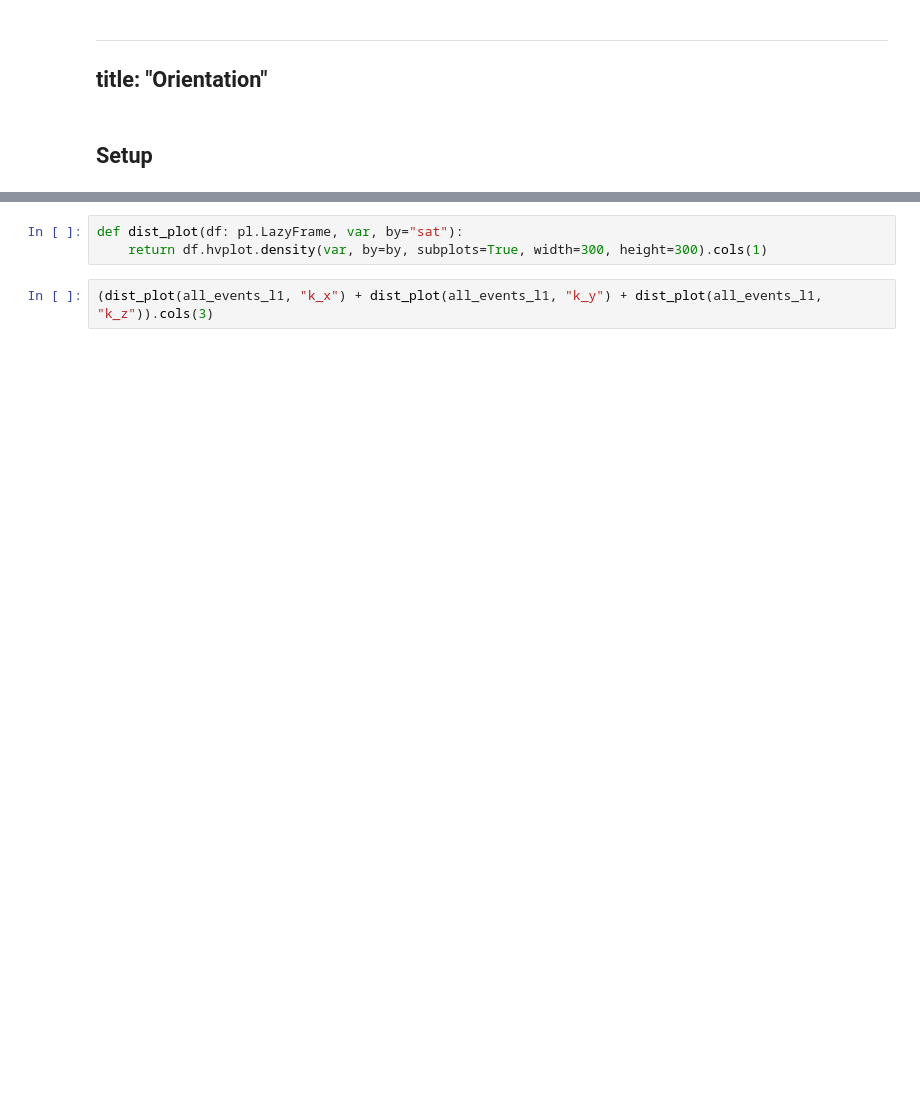
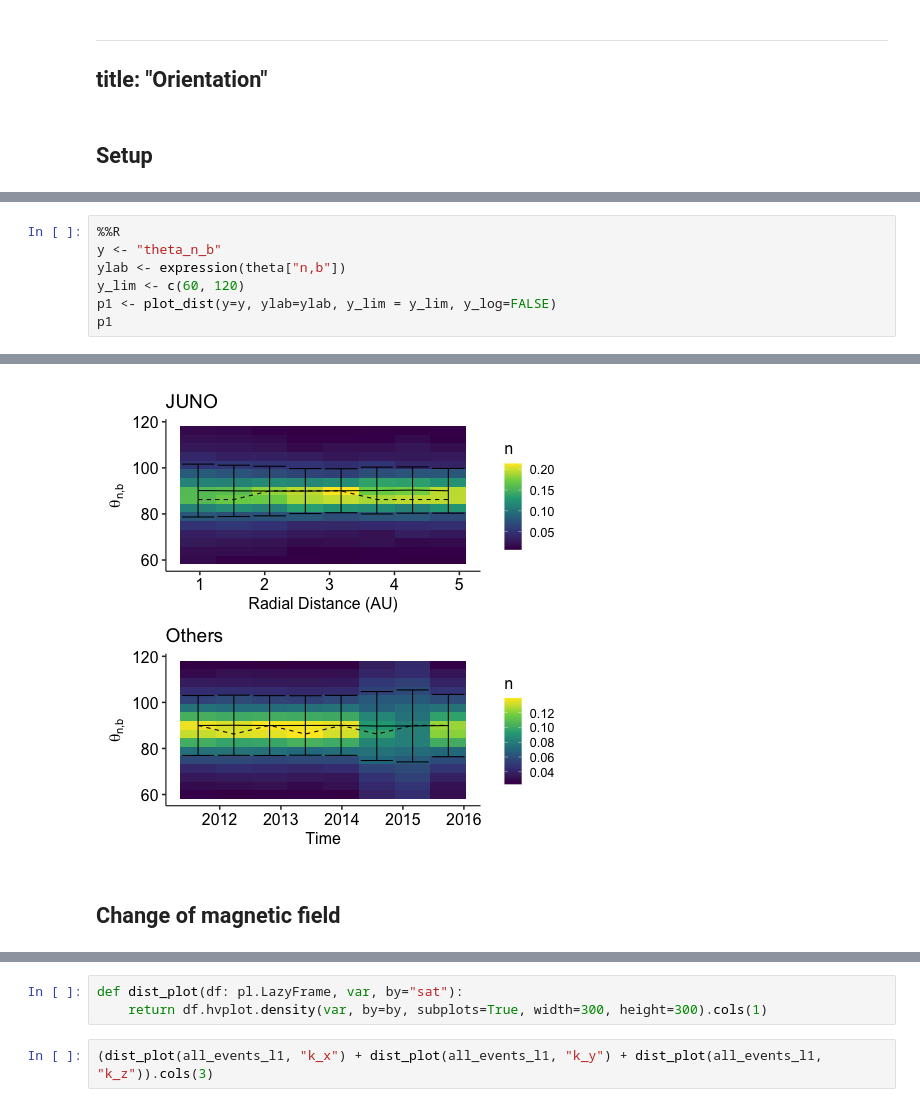
Before and after one commit to Beforerr/discontinuitypy, a Jupyter notebook: notebooks/analysis/02_orientation.ipynb, the cells around one changed output, grey strips where cells are left out. Drawn from its saved outputs; the diff is of its cells as text; blank space fills up the shorter version.

```diff
--- a/notebooks/analysis/02_orientation.ipynb
+++ b/notebooks/analysis/02_orientation.ipynb
@@ -64,0 +99,8 @@ all_events_l2 = all_events_l1.pipe(process_events_l2)
+# %%
+%%R
+y <- "theta_n_b"
+ylab <- expression(theta["n,b"])
+y_lim <- c(60, 120)
+p1 <- plot_dist(y=y, ylab=ylab, y_lim = y_lim, y_log=FALSE)
+p1
+# %% [output]
@@ -64,0 +108,3 @@ all_events_l2 = all_events_l1.pipe(process_events_l2)
+[figure, added]
+# %% [markdown]
+## Change of magnetic field
```
Also changed, not shown: parts of 15 cells of this notebook, 33 other files.
